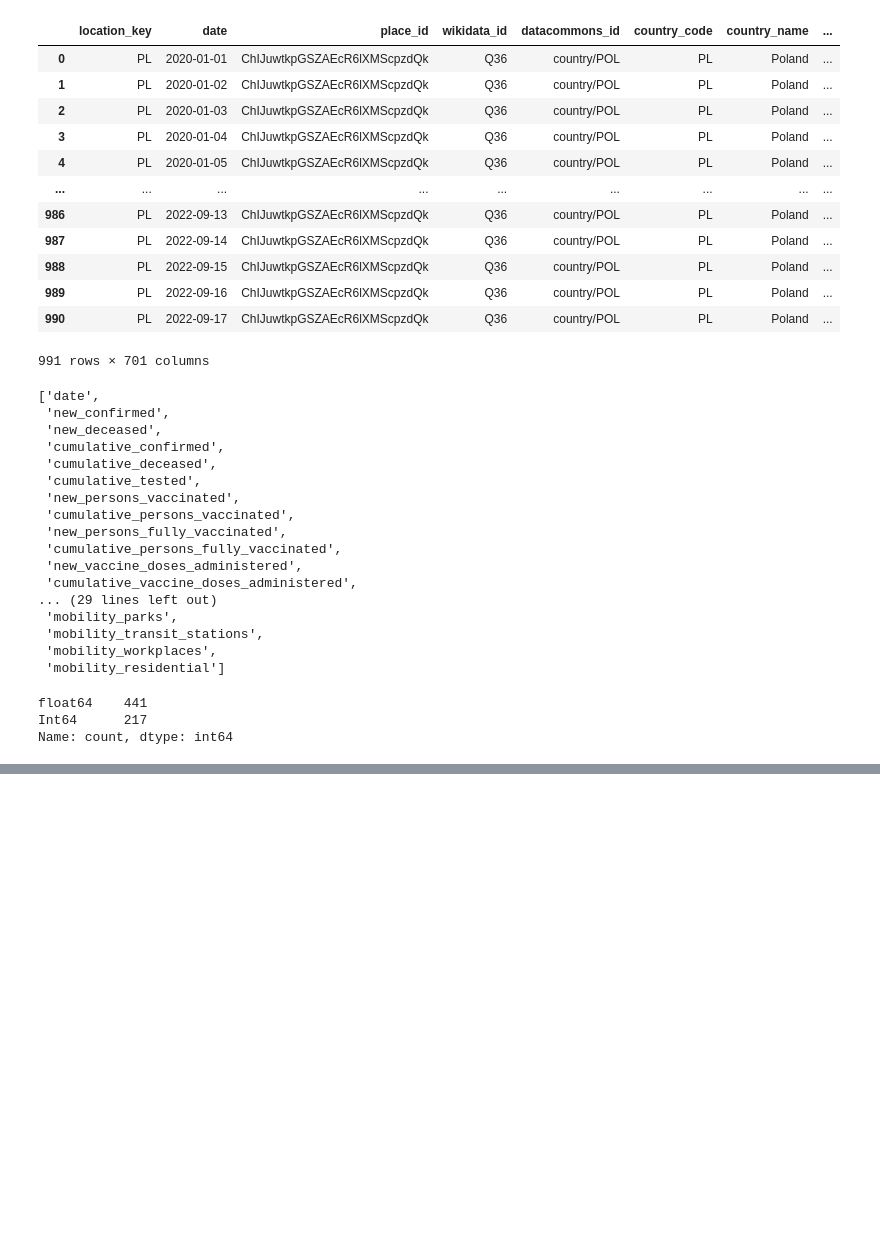
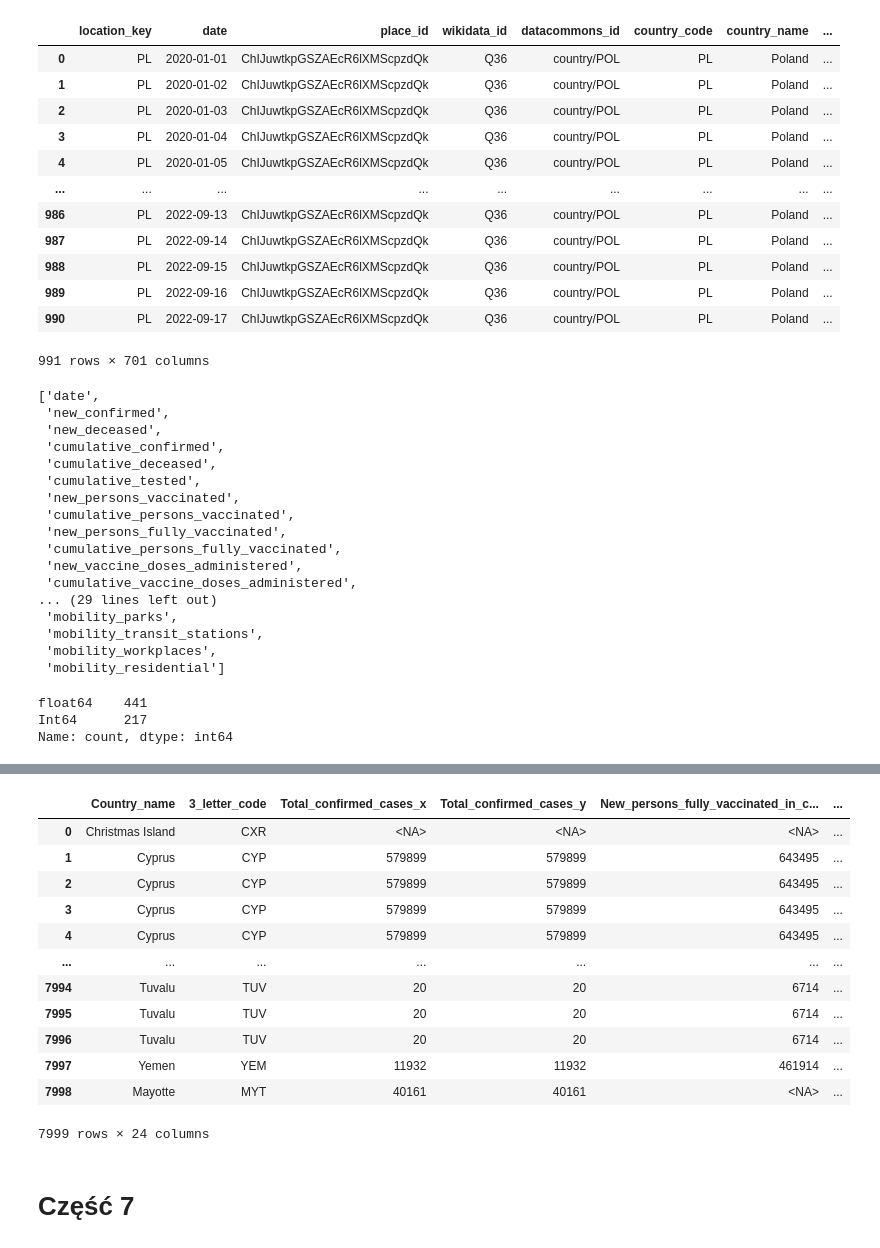
Before and after one commit to AbsZeroO/big-data, a Jupyter notebook: Poziom_1/Poziom1.ipynb, the cells around one changed output, grey strips where cells are left out. Saved outputs shown, nothing was run; the diff lists cells and outputs as text; code cells hidden in the pictures; blank space fills up the shorter version.

```diff
--- a/Poziom_1/Poziom1.ipynb
+++ b/Poziom_1/Poziom1.ipynb
@@ -139,0 +383,24 @@ Name: count, dtype: int64
+# %%
+gdp = pd.read_csv("gdp.csv")
+
+merge = pd.merge(merge, gdp, left_on=['Country_name', '3_letter_code'], right_on=['Country Name', 'Country Code'], how="left")
+merge.drop('Country Name', axis=1, inplace=True)
+merge.drop('Country Code', axis=1, inplace=True)
+
+merge.to_csv("wyniki\\final.csv", index=False)
+# %% [output]
+|  | Country_name | 3_letter_code | Total_confirmed_cases_x | Total_confirmed_cases_y | New_persons_fully_vaccinated_in_c... | ... |
+| 0 | Christmas Island | CXR | <NA> | <NA> | <NA> | ... |
+| 1 | Cyprus | CYP | 579899 | 579899 | 643495 | ... |
+| 2 | Cyprus | CYP | 579899 | 579899 | 643495 | ... |
+| 3 | Cyprus | CYP | 579899 | 579899 | 643495 | ... |
+| 4 | Cyprus | CYP | 579899 | 579899 | 643495 | ... |
+| ... | ... | ... | ... | ... | ... | ... |
+| 7994 | Tuvalu | TUV | 20 | 20 | 6714 | ... |
+| 7995 | Tuvalu | TUV | 20 | 20 | 6714 | ... |
+| 7996 | Tuvalu | TUV | 20 | 20 | 6714 | ... |
+| 7997 | Yemen | YEM | 11932 | 11932 | 461914 | ... |
+| 7998 | Mayotte | MYT | 40161 | 40161 | <NA> | ... |
+7999 rows × 24 columns
+# %% [markdown]
+# Część 7
```
Also changed, not shown: parts of 19 cells of this notebook, 9 other files.
